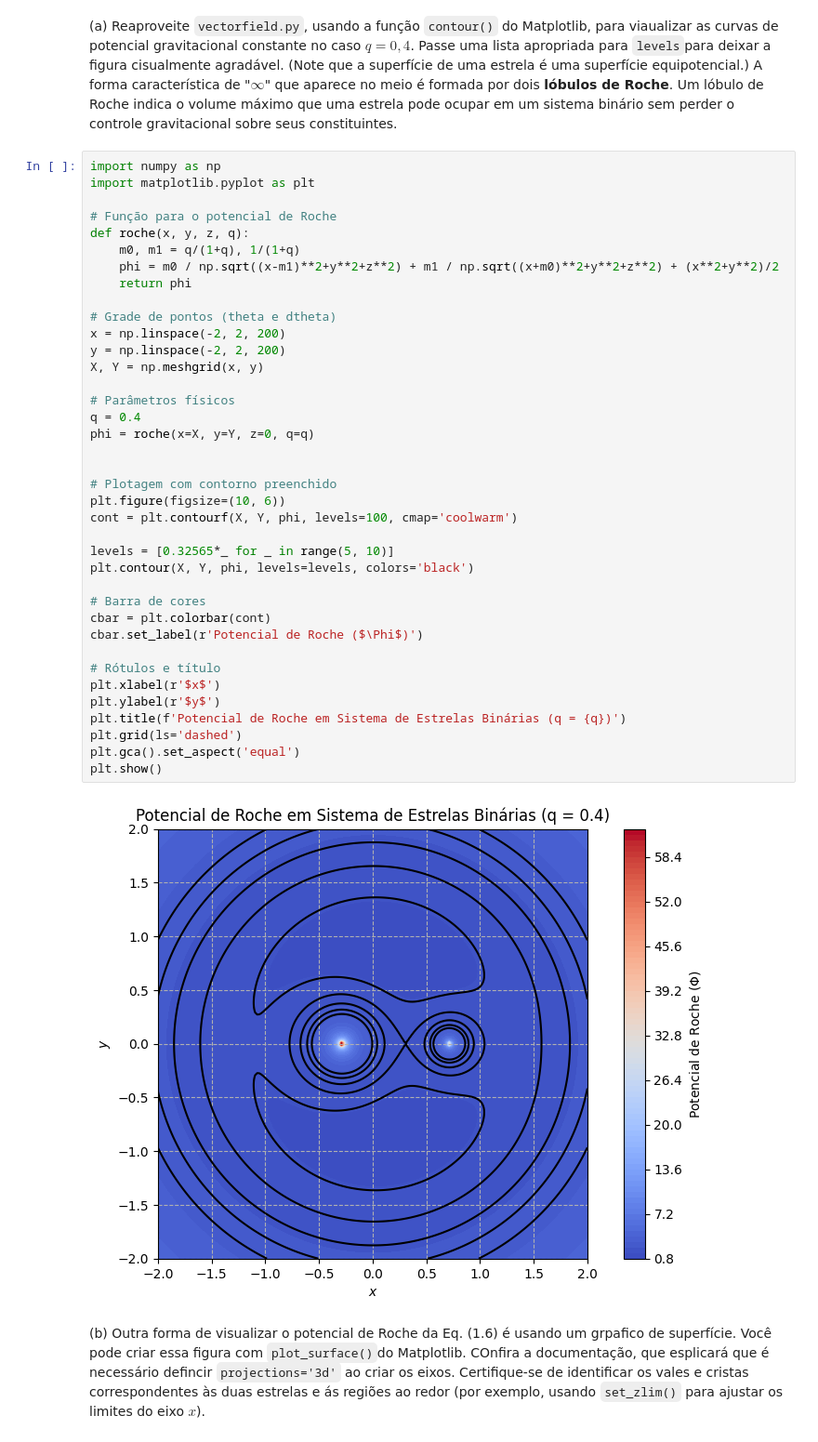
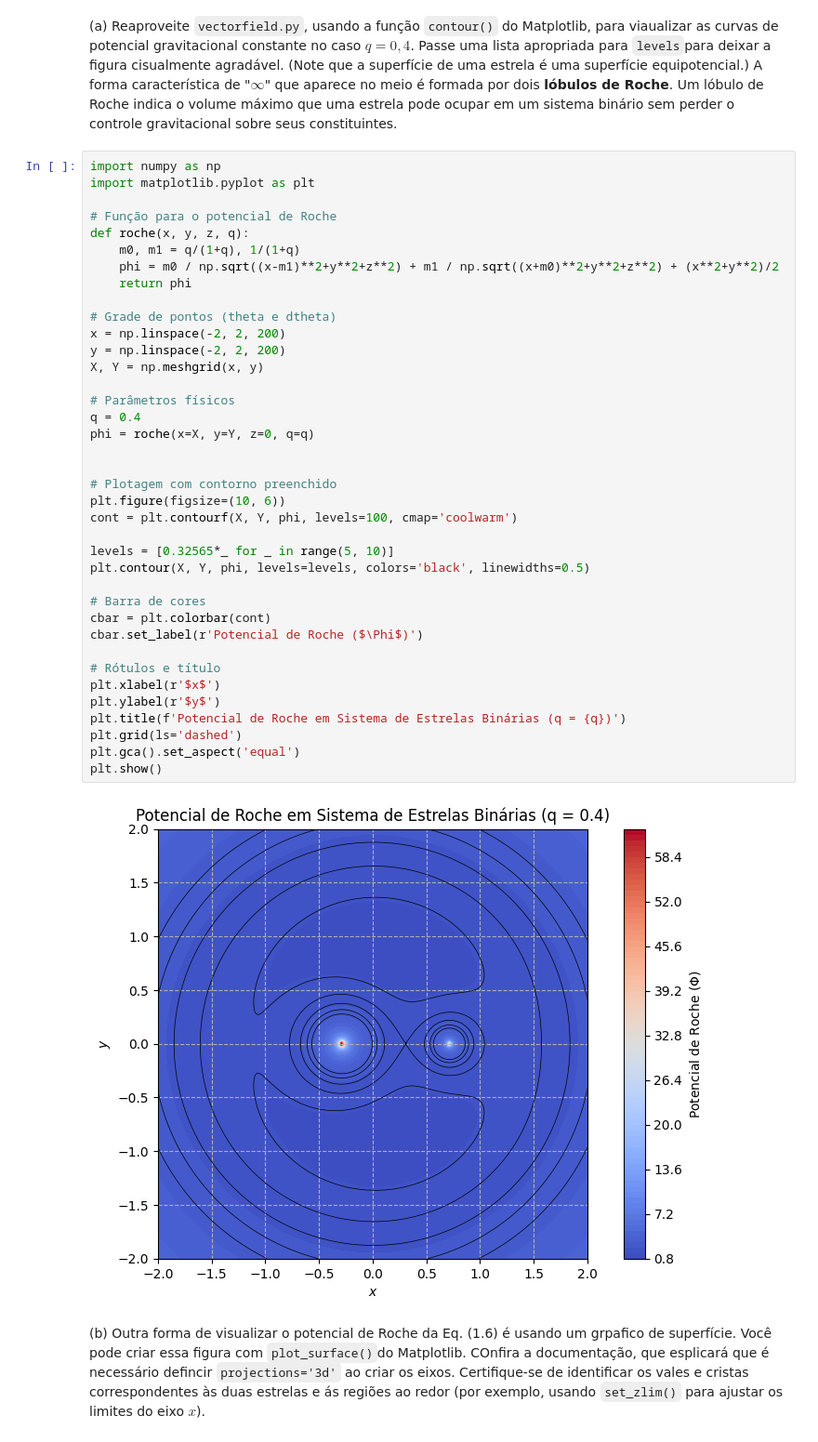
Before and after one commit to costandrad/numerical-methods-in-physics-with-python, a Jupyter notebook: src/01-idiomatic-python-problems.ipynb, the cells around one changed output. Shown at 93% size. Drawn from its saved outputs; the diff is of its cells as text.

```diff
--- a/src/01-idiomatic-python-problems.ipynb
+++ b/src/01-idiomatic-python-problems.ipynb
@@ -465,34 +465,34 @@ def roche(x, y, z, q):
     return phi
 
 # Grade de pontos (theta e dtheta)
 x = np.linspace(-2, 2, 200)
 y = np.linspace(-2, 2, 200)
 X, Y = np.meshgrid(x, y)
 
 # Parâmetros físicos
 q = 0.4
 phi = roche(x=X, y=Y, z=0, q=q)
 
 
 # Plotagem com contorno preenchido
 plt.figure(figsize=(10, 6))
 cont = plt.contourf(X, Y, phi, levels=100, cmap='coolwarm')
 
 levels = [0.32565*_ for _ in range(5, 10)]
-plt.contour(X, Y, phi, levels=levels, colors='black')
+plt.contour(X, Y, phi, levels=levels, colors='black', linewidths=0.5)
 
 # Barra de cores
 cbar = plt.colorbar(cont)
 cbar.set_label(r'Potencial de Roche ($\Phi$)')
 
 # Rótulos e título
 plt.xlabel(r'$x$')
 plt.ylabel(r'$y$')
 plt.title(f'Potencial de Roche em Sistema de Estrelas Binárias (q = {q})')
 plt.grid(ls='dashed')
 plt.gca().set_aspect('equal')
 plt.show()
 # %% [output]
-[figure, old version]
+[figure, new version]
 # %% [markdown]
 (b) Outra forma de visualizar o potencial de Roche da Eq. (1.6) é usando um grpafico de superfície. Você pode criar essa figura com `plot_surface()`do Matplotlib. COnfira a documentação, que esplicará que é necessário defincir `projections='3d'` ao criar os eixos. Certifique-se de identificar os vales e cristas correspondentes às duas estrelas e ás regiões ao redor (por exemplo, usando `set_zlim()` para ajustar os limites do eixo $x$).
```
Also changed, not shown: parts of 1 cell of this notebook.
